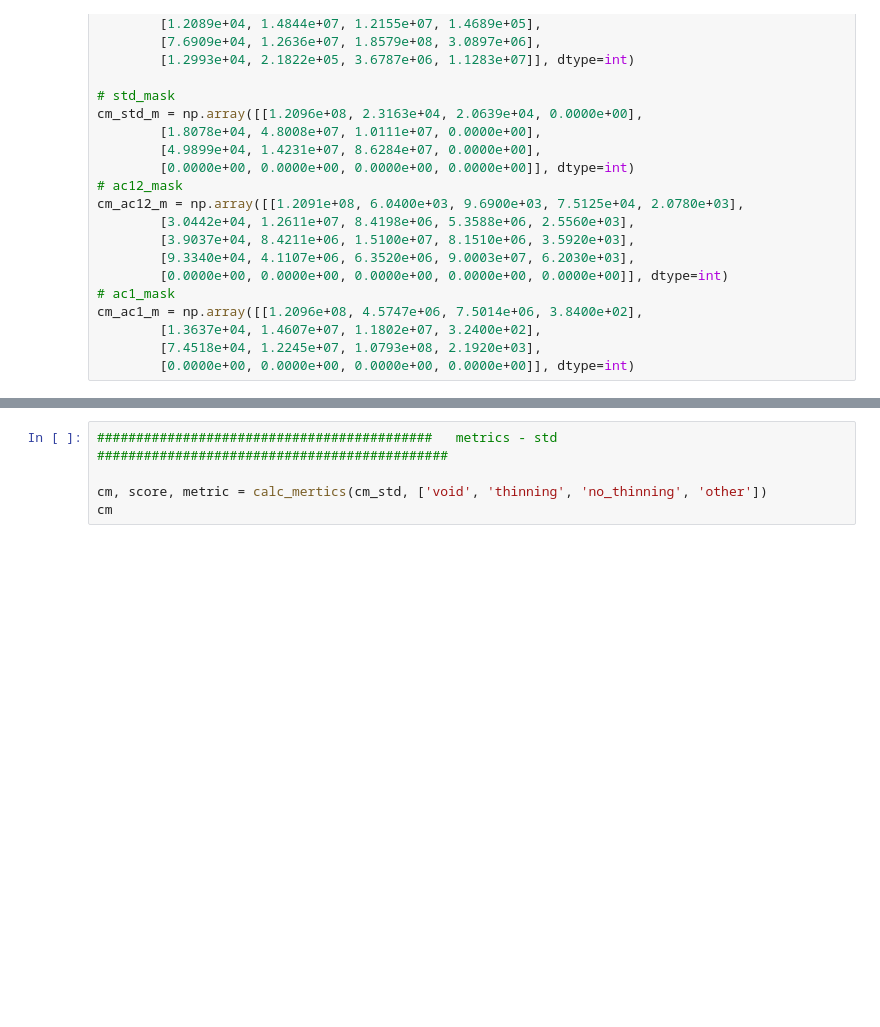
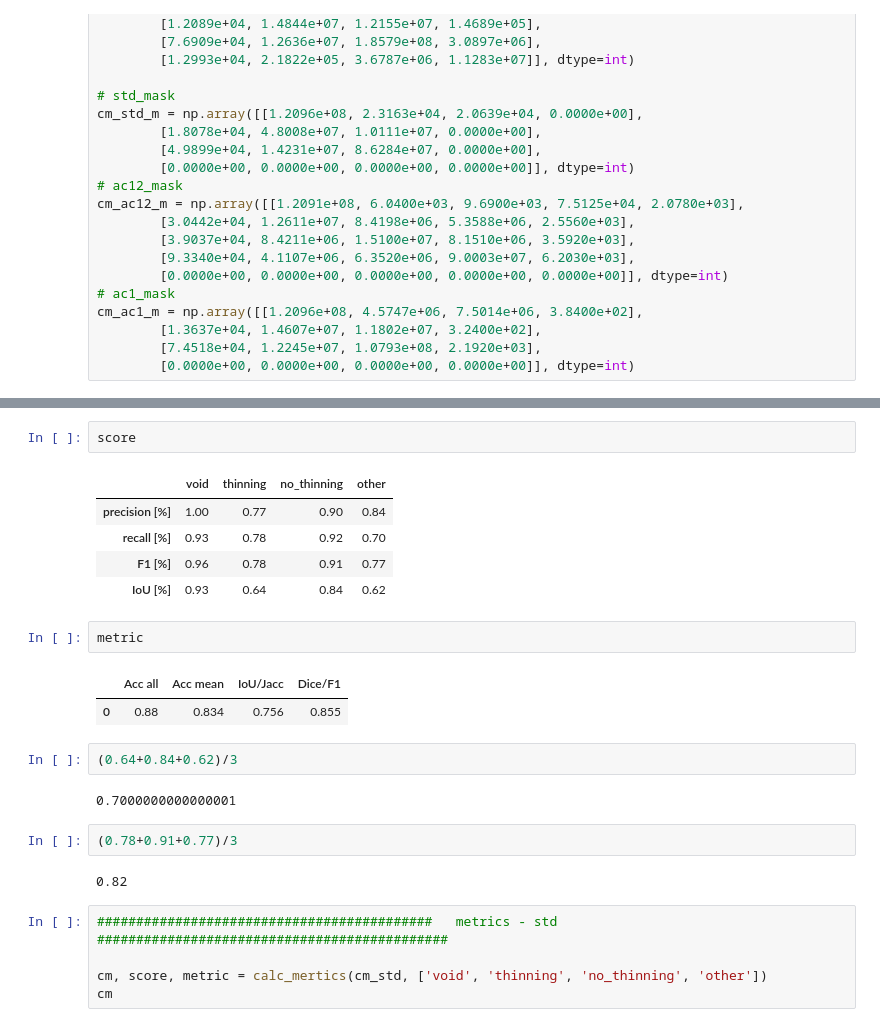
Before and after one commit to satlawa/edin_results, a Jupyter notebook: edin_results.ipynb, the cells around one changed output, grey strips where cells are left out. Saved outputs shown, nothing was run; the diff lists cells and outputs as text; blank space fills up the shorter version.

```diff
--- a/edin_results.ipynb
+++ b/edin_results.ipynb
@@ -459,3 +476,24 @@ cm_ac1_m = np.array([[1.2096e+08, 4.5747e+06, 7.5014e+06, 3.8400e+02],
+# %%
+score
+# %% [output]
+|  | void | thinning | no_thinning | other |
+| precision [%] | 1.00 | 0.77 | 0.90 | 0.84 |
+| recall [%] | 0.93 | 0.78 | 0.92 | 0.70 |
+| F1 [%] | 0.96 | 0.78 | 0.91 | 0.77 |
+| IoU [%] | 0.93 | 0.64 | 0.84 | 0.62 |
+# %%
+metric
+# %% [output]
+|  | Acc all | Acc mean | IoU/Jacc | Dice/F1 |
+| 0 | 0.88 | 0.834 | 0.756 | 0.855 |
+# %%
+(0.64+0.84+0.62)/3
+# %% [output]
+0.7000000000000001
+# %%
+(0.78+0.91+0.77)/3
+# %% [output]
+0.82
 # %%
 ###########################################   metrics - std  #############################################
 
```
Also changed, not shown: parts of 3 cells of this notebook.
